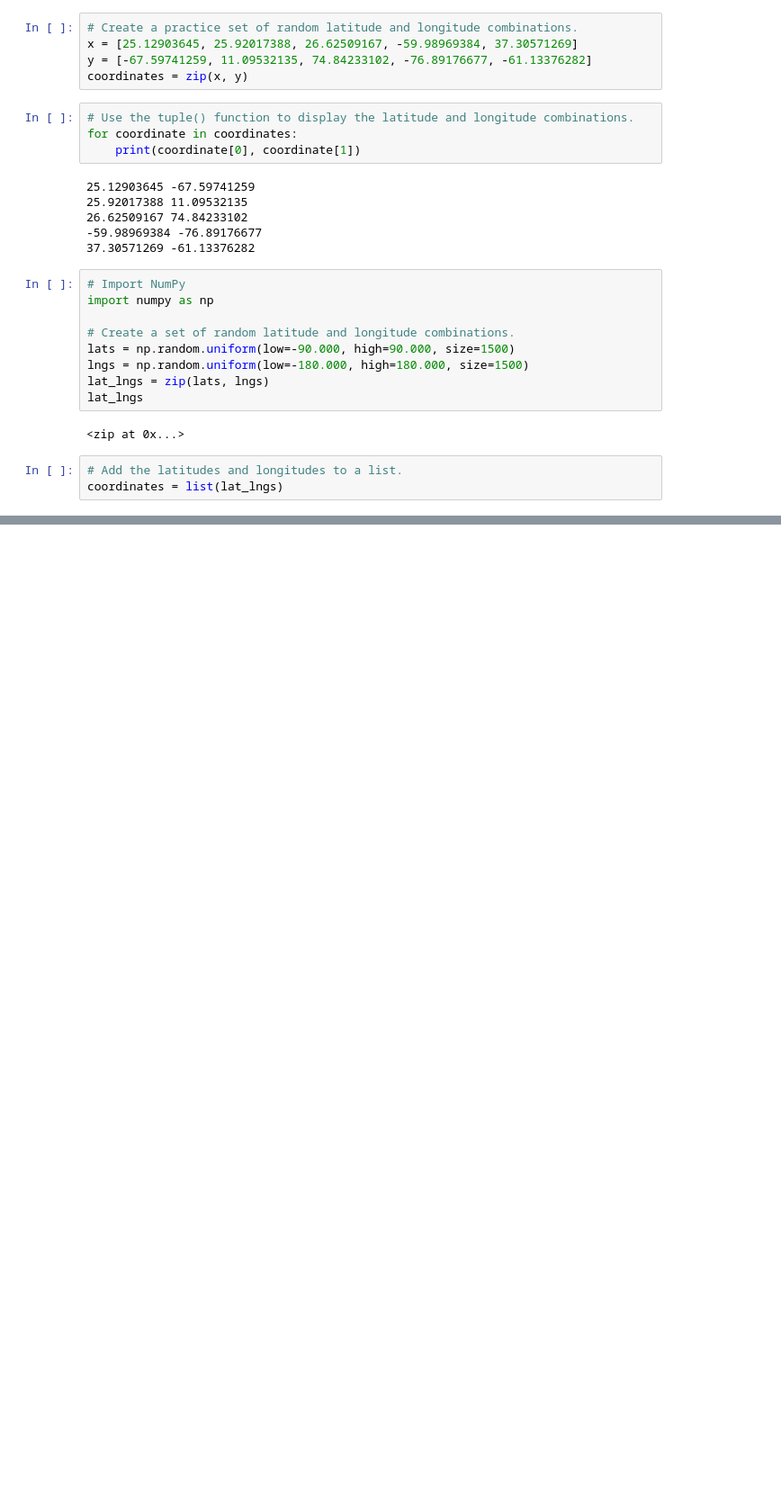
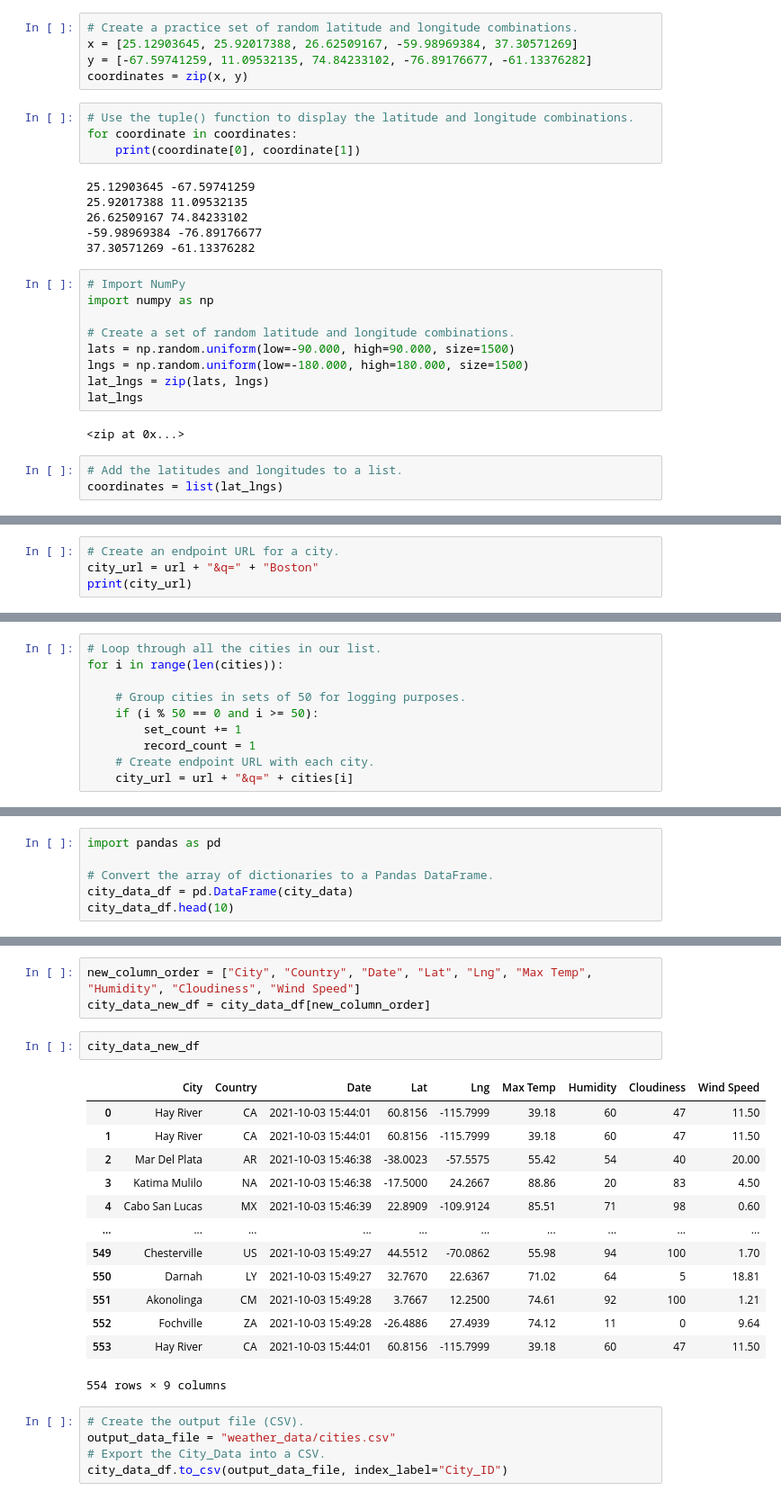
Before and after one commit to elisabethgnewman/World_Weather_Analysis, a Jupyter notebook: WeatherPy.ipynb, the cells around one changed output, grey strips where cells are left out. Shown: that part at 90% size. Cells and saved outputs as stored; diff of their text form; blank space fills up the shorter version.

```diff
--- a/WeatherPy.ipynb
+++ b/WeatherPy.ipynb
@@ -29,0 +98,4 @@ coordinates = list(lat_lngs)
+# %%
+# Create an endpoint URL for a city.
+city_url = url + "&q=" + "Boston"
+print(city_url)
@@ -29,0 +104,10 @@ coordinates = list(lat_lngs)
+# %%
+# Loop through all the cities in our list.
+for i in range(len(cities)):
+
+    # Group cities in sets of 50 for logging purposes.
+    if (i % 50 == 0 and i >= 50):
+        set_count += 1
+        record_count = 1
+    # Create endpoint URL with each city.
+    city_url = url + "&q=" + cities[i]
@@ -29,0 +181,6 @@ coordinates = list(lat_lngs)
+# %%
+import pandas as pd
+
+# Convert the array of dictionaries to a Pandas DataFrame.
+city_data_df = pd.DataFrame(city_data)
+city_data_df.head(10)
@@ -29,0 +199,24 @@ coordinates = list(lat_lngs)
+# %%
+new_column_order = ["City", "Country", "Date", "Lat", "Lng", "Max Temp", "Humidity", "Cloudiness", "Wind Speed"]
+city_data_new_df = city_data_df[new_column_order]
+# %%
+city_data_new_df
+# %% [output]
+|  | City | Country | Date | Lat | Lng | Max Temp | Humidity | Cloudiness | Wind Speed |
+| 0 | Hay River | CA | 2021-10-03 15:44:01 | 60.8156 | -115.7999 | 39.18 | 60 | 47 | 11.50 |
+| 1 | Hay River | CA | 2021-10-03 15:44:01 | 60.8156 | -115.7999 | 39.18 | 60 | 47 | 11.50 |
+| 2 | Mar Del Plata | AR | 2021-10-03 15:46:38 | -38.0023 | -57.5575 | 55.42 | 54 | 40 | 20.00 |
+| 3 | Katima Mulilo | NA | 2021-10-03 15:46:38 | -17.5000 | 24.2667 | 88.86 | 20 | 83 | 4.50 |
+| 4 | Cabo San Lucas | MX | 2021-10-03 15:46:39 | 22.8909 | -109.9124 | 85.51 | 71 | 98 | 0.60 |
+| ... | ... | ... | ... | ... | ... | ... | ... | ... | ... |
+| 549 | Chesterville | US | 2021-10-03 15:49:27 | 44.5512 | -70.0862 | 55.98 | 94 | 100 | 1.70 |
+| 550 | Darnah | LY | 2021-10-03 15:49:27 | 32.7670 | 22.6367 | 71.02 | 64 | 5 | 18.81 |
+| 551 | Akonolinga | CM | 2021-10-03 15:49:28 | 3.7667 | 12.2500 | 74.61 | 92 | 100 | 1.21 |
+| 552 | Fochville | ZA | 2021-10-03 15:49:28 | -26.4886 | 27.4939 | 74.12 | 11 | 0 | 9.64 |
+| 553 | Hay River | CA | 2021-10-03 15:44:01 | 60.8156 | -115.7999 | 39.18 | 60 | 47 | 11.50 |
+554 rows × 9 columns
+# %%
+# Create the output file (CSV).
+output_data_file = "weather_data/cities.csv"
+# Export the City_Data into a CSV.
+city_data_df.to_csv(output_data_file, index_label="City_ID")
```
Also changed, not shown: parts of 10 cells of this notebook, 4 other files.
